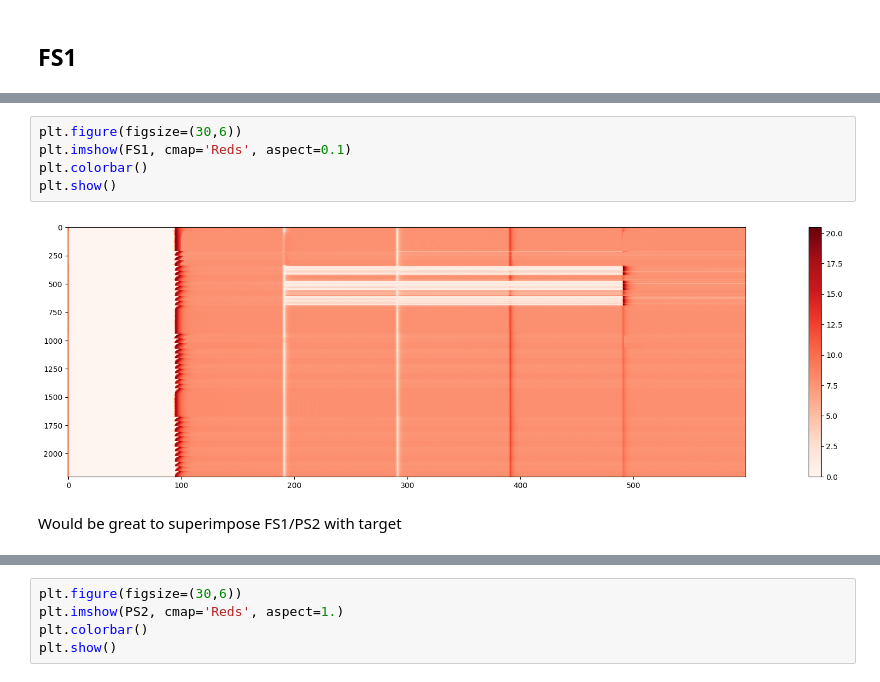
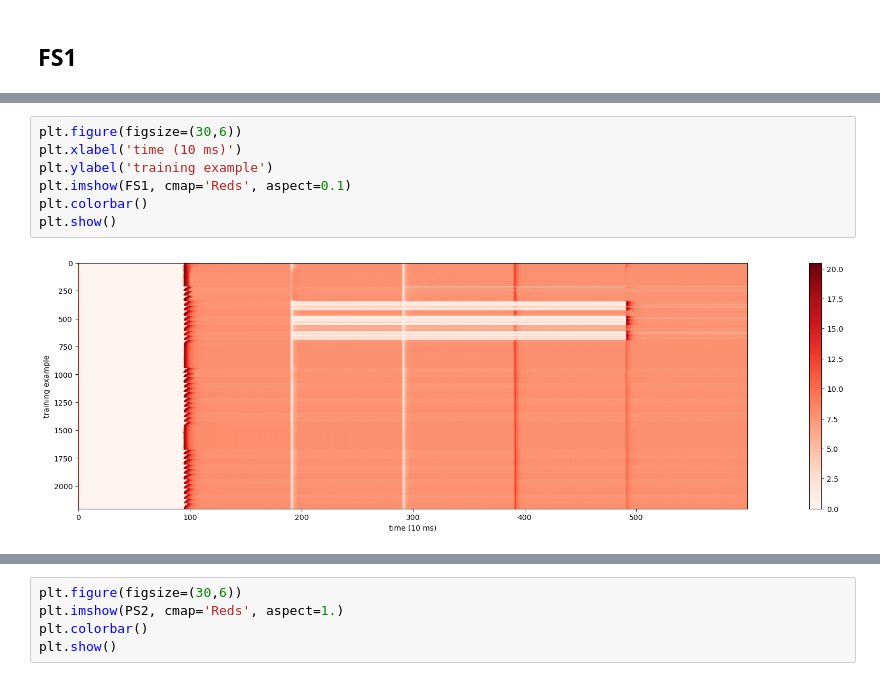
Before and after one commit to vcerchez/optimal-hydraulic, a Jupyter notebook: eda.ipynb, the cells around one changed output, grey strips where cells are left out. Drawn from its saved outputs; the diff is of its cells as text.

```diff
--- a/eda.ipynb
+++ b/eda.ipynb
@@ -108,9 +115,9 @@ FS1
 # %%
 plt.figure(figsize=(30,6))
+plt.xlabel('time (10 ms)')
+plt.ylabel('training example')
 plt.imshow(FS1, cmap='Reds', aspect=0.1)
 plt.colorbar()
 plt.show()
 # %% [output]
-[figure, old version]
+[figure, new version]
-# %% [markdown]
-Would be great to superimpose FS1/PS2 with target
```
Also changed, not shown: parts of 27 cells of this notebook.
